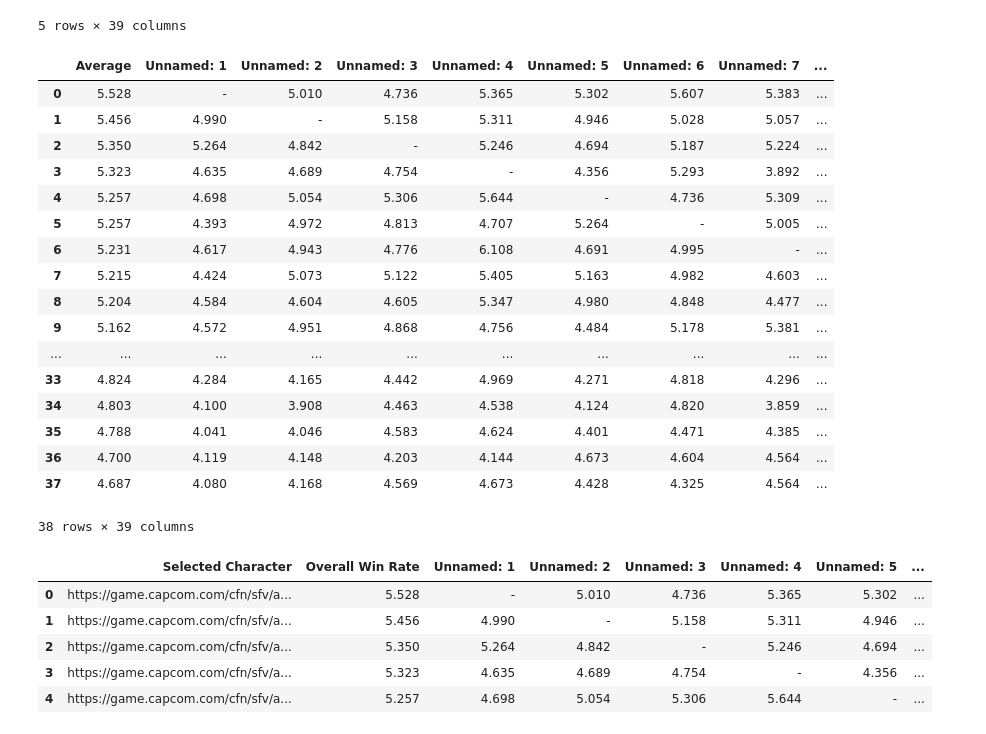
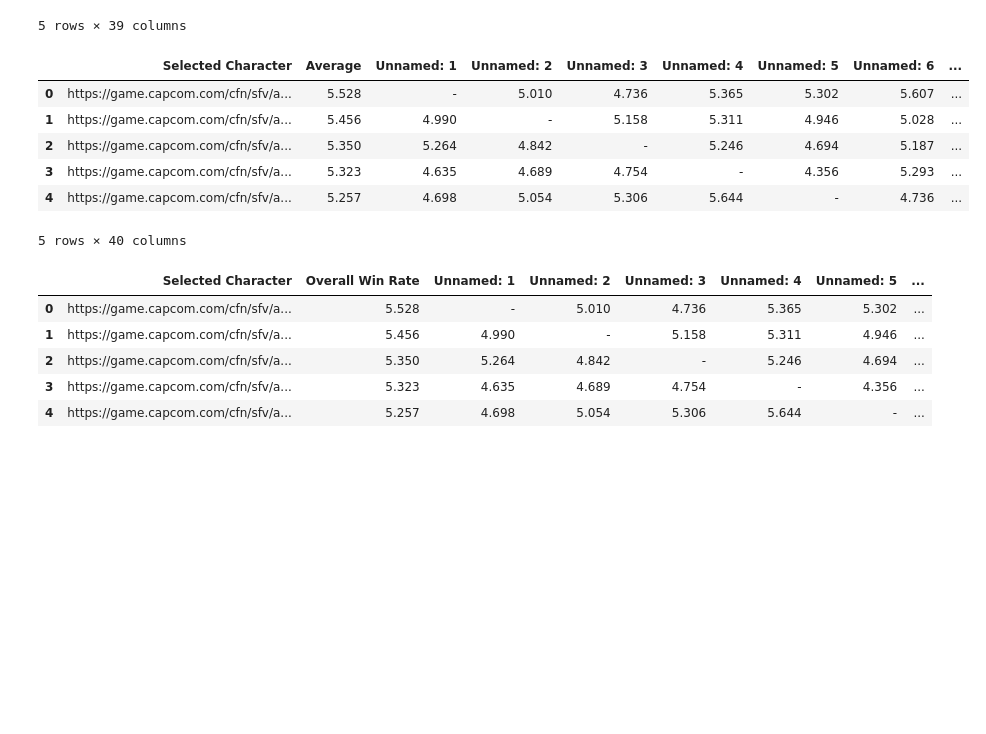
Before and after one commit to eric-ruzzo/street-fighter_character_analysis, a Jupyter notebook: scrapedata.ipynb, the cells around one changed output. Saved outputs shown, nothing was run; the diff lists cells and outputs as text; code cells hidden in the pictures; blank space fills up the shorter version.

```diff
--- a/scrapedata.ipynb
+++ b/scrapedata.ipynb
@@ -273,26 +273,14 @@ combat_df.head()
 5 rows × 39 columns
 # %%
 # Add column for header_image_urls
-#combat_df.insert(0, "Selected Character", header_image_urls)
-#combat_df.head()
-combat_df
+combat_df.insert(0, "Selected Character", header_image_urls)
+combat_df.head()
 # %% [output]
-|  | Average | Unnamed: 1 | Unnamed: 2 | Unnamed: 3 | Unnamed: 4 | Unnamed: 5 | Unnamed: 6 | Unnamed: 7 | ... |
-| 0 | 5.528 | - | 5.010 | 4.736 | 5.365 | 5.302 | 5.607 | 5.383 | ... |
-| 1 | 5.456 | 4.990 | - | 5.158 | 5.311 | 4.946 | 5.028 | 5.057 | ... |
-| 2 | 5.350 | 5.264 | 4.842 | - | 5.246 | 4.694 | 5.187 | 5.224 | ... |
-| 3 | 5.323 | 4.635 | 4.689 | 4.754 | - | 4.356 | 5.293 | 3.892 | ... |
-| 4 | 5.257 | 4.698 | 5.054 | 5.306 | 5.644 | - | 4.736 | 5.309 | ... |
-| 5 | 5.257 | 4.393 | 4.972 | 4.813 | 4.707 | 5.264 | - | 5.005 | ... |
-| 6 | 5.231 | 4.617 | 4.943 | 4.776 | 6.108 | 4.691 | 4.995 | - | ... |
-| 7 | 5.215 | 4.424 | 5.073 | 5.122 | 5.405 | 5.163 | 4.982 | 4.603 | ... |
-| 8 | 5.204 | 4.584 | 4.604 | 4.605 | 5.347 | 4.980 | 4.848 | 4.477 | ... |
-| 9 | 5.162 | 4.572 | 4.951 | 4.868 | 4.756 | 4.484 | 5.178 | 5.381 | ... |
-| ... | ... | ... | ... | ... | ... | ... | ... | ... | ... |
-| 33 | 4.824 | 4.284 | 4.165 | 4.442 | 4.969 | 4.271 | 4.818 | 4.296 | ... |
-| 34 | 4.803 | 4.100 | 3.908 | 4.463 | 4.538 | 4.124 | 4.820 | 3.859 | ... |
-| 35 | 4.788 | 4.041 | 4.046 | 4.583 | 4.624 | 4.401 | 4.471 | 4.385 | ... |
-| 36 | 4.700 | 4.119 | 4.148 | 4.203 | 4.144 | 4.673 | 4.604 | 4.564 | ... |
-| 37 | 4.687 | 4.080 | 4.168 | 4.569 | 4.673 | 4.428 | 4.325 | 4.564 | ... |
+|  | Selected Character | Average | Unnamed: 1 | Unnamed: 2 | Unnamed: 3 | Unnamed: 4 | Unnamed: 5 | Unnamed: 6 | ... |
+| 0 | https://game.capcom.com/cfn/sfv/a... | 5.528 | - | 5.010 | 4.736 | 5.365 | 5.302 | 5.607 | ... |
+| 1 | https://game.capcom.com/cfn/sfv/a... | 5.456 | 4.990 | - | 5.158 | 5.311 | 4.946 | 5.028 | ... |
+| 2 | https://game.capcom.com/cfn/sfv/a... | 5.350 | 5.264 | 4.842 | - | 5.246 | 4.694 | 5.187 | ... |
+| 3 | https://game.capcom.com/cfn/sfv/a... | 5.323 | 4.635 | 4.689 | 4.754 | - | 4.356 | 5.293 | ... |
+| 4 | https://game.capcom.com/cfn/sfv/a... | 5.257 | 4.698 | 5.054 | 5.306 | 5.644 | - | 4.736 | ... |
-38 rows × 39 columns
+5 rows × 40 columns
 # %%
```
Also changed, not shown: parts of 8 cells of this notebook.
